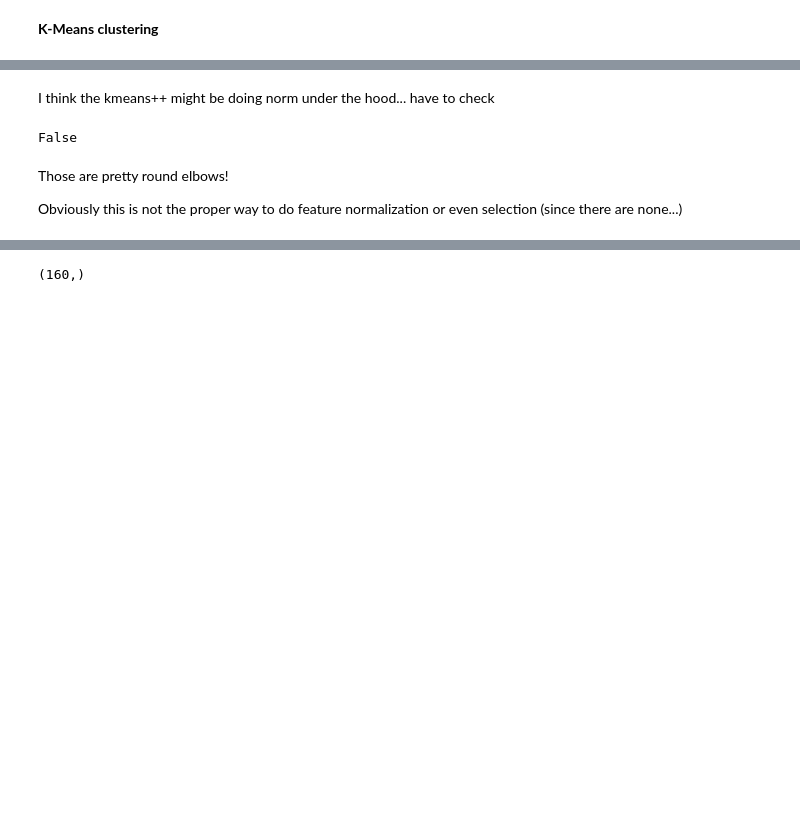
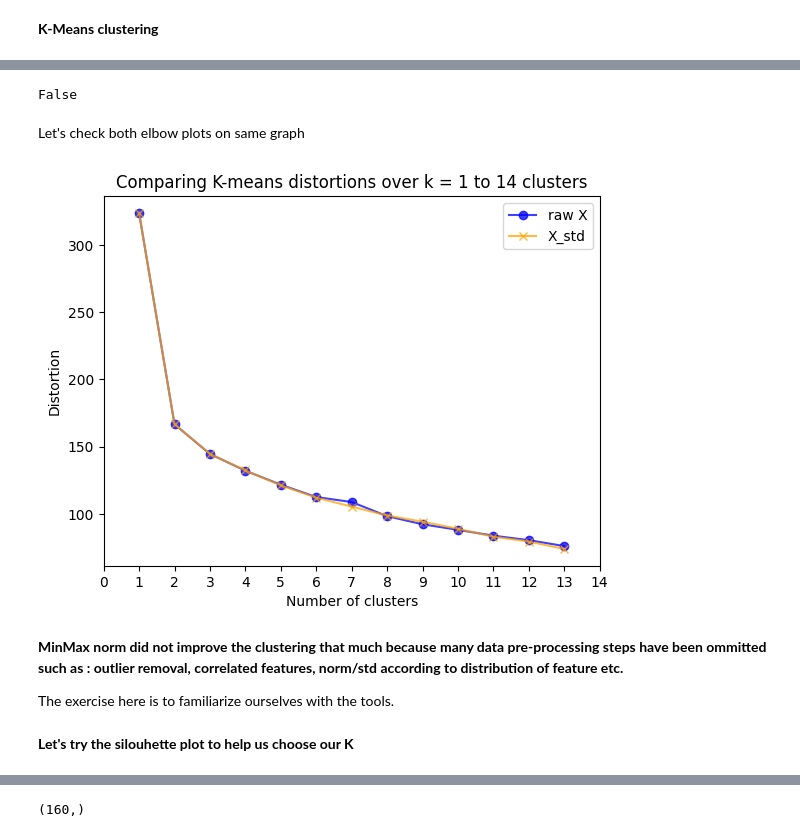
Before and after one commit to simlal/data-mining-assignments_bin710, a Jupyter notebook: td1/td1.ipynb, the cells around one changed output, grey strips where cells are left out. Cells and saved outputs as stored; diff of their text form; code cells hidden in the pictures; blank space fills up the shorter version.

```diff
--- a/td1/td1.ipynb
+++ b/td1/td1.ipynb
@@ -267,13 +253,39 @@ distos_std = elbow_method(X_std, 1, 15)
-# %% [markdown]
-I think the kmeans++ might be doing norm under the hood... have to check
 # %%
 distos_std == distos
 # %% [output]
 False
-# %% [markdown]
-Those are pretty round elbows!
-
-Obviously this is not the proper way to do feature normalization or even selection (since there are none...)
+# %% [markdown]
+Let's check both elbow plots on same graph
+# %%
+distortions = []
+distos_std = []
+min_clusters = 1
+max_clusters = 14
+
+for i in range(min_clusters, max_clusters):
+    km = KMeans(n_clusters=i).fit(X)
+    km_std = KMeans(n_clusters=i).fit(X_std)
+    distortions.append(km.inertia_)
+    distos_std.append(km_std.inertia_)
+# Plot distortions
+fig = plt.figure()
+
+plt.plot(range(min_clusters,len(distortions)+min_clusters), distortions, marker="o", c="blue", alpha=0.75)
+plt.plot(range(min_clusters,len(distos_std)+min_clusters), distos_std, marker="x", c="orange", alpha=0.75)
+plt.title(f"Comparing K-means distortions over k = {min_clusters} to {max_clusters} clusters")
+plt.xlabel("Number of clusters")
+plt.xticks(range(min_clusters-1, max_clusters+1))
+plt.ylabel("Distortion")
+plt.legend(["raw X", "X_std"])
+plt.show()
+# %% [output]
+[figure, added]
+# %% [markdown]
+**MinMax norm did not improve the clustering that much because many data pre-processing steps have been ommitted such as : outlier removal, correlated features, norm/std according to distribution of feature etc.**
+
+The exercise here is to familiarize ourselves with the tools.
+# %% [markdown]
+**Let's try the silouhette plot to help us choose our K**
 # %%
 from sklearn.metrics import silhouette_samples, silhouette_score
 import matplotlib.cm as cm
```
Also changed, not shown: parts of 21 cells of this notebook.
